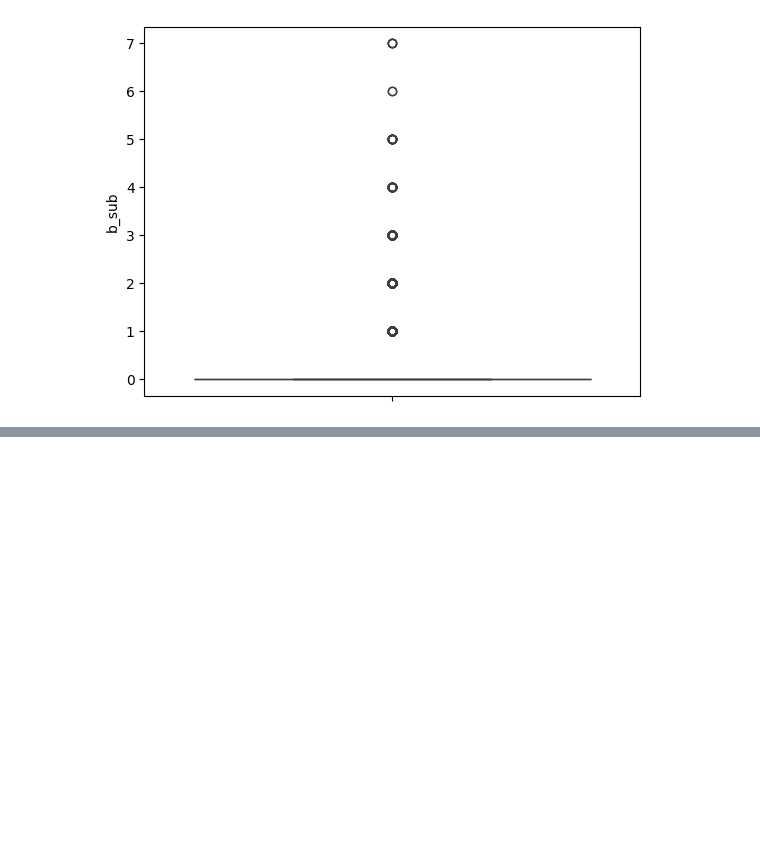
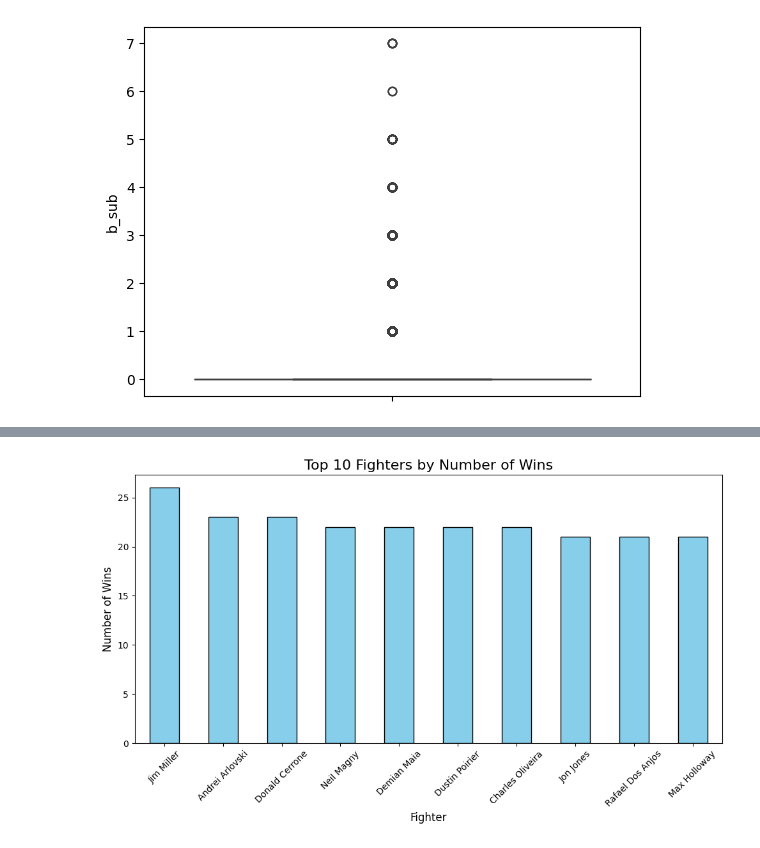
Before and after one commit to kaushalsingh01/UFC-Performance-Metrics-Analysis, a Jupyter notebook: Notebooks/ufc_eda.ipynb, the cells around one changed output, grey strips where cells are left out. Drawn from its saved outputs; the diff is of its cells as text; code cells hidden in the pictures; blank space fills up the shorter version.

```diff
--- a/Notebooks/ufc_eda.ipynb
+++ b/Notebooks/ufc_eda.ipynb
@@ -550,0 +604,18 @@ event_detail_data.to_csv('../Datasets/cleaned_event_data.csv')
+# %%
+# Calculate the frequency of each winner
+winner_counts = event_detail_data["winner"].value_counts()
+
+# Select the top 10 winners
+top_winners = winner_counts.head(10)
+
+# Plot the bar chart
+plt.figure(figsize=(10, 6))
+top_winners.plot(kind="bar", color="skyblue", edgecolor="black")
+plt.title("Top 10 Fighters by Number of Wins", fontsize=16)
+plt.xlabel("Fighter", fontsize=12)
+plt.ylabel("Number of Wins", fontsize=12)
+plt.xticks(rotation=45, fontsize=10)
+plt.tight_layout()
+plt.show()
+# %% [output]
+[figure, added]
```
Also changed, not shown: parts of 22 cells of this notebook.
